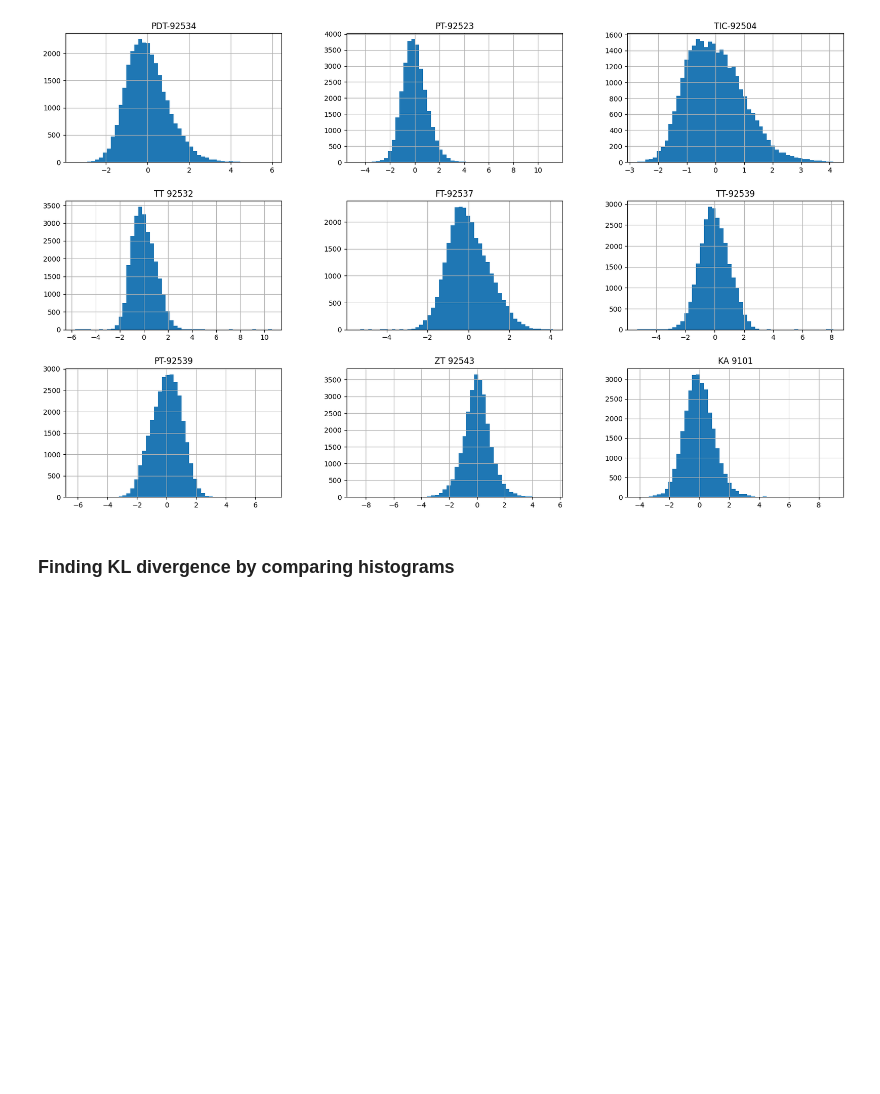
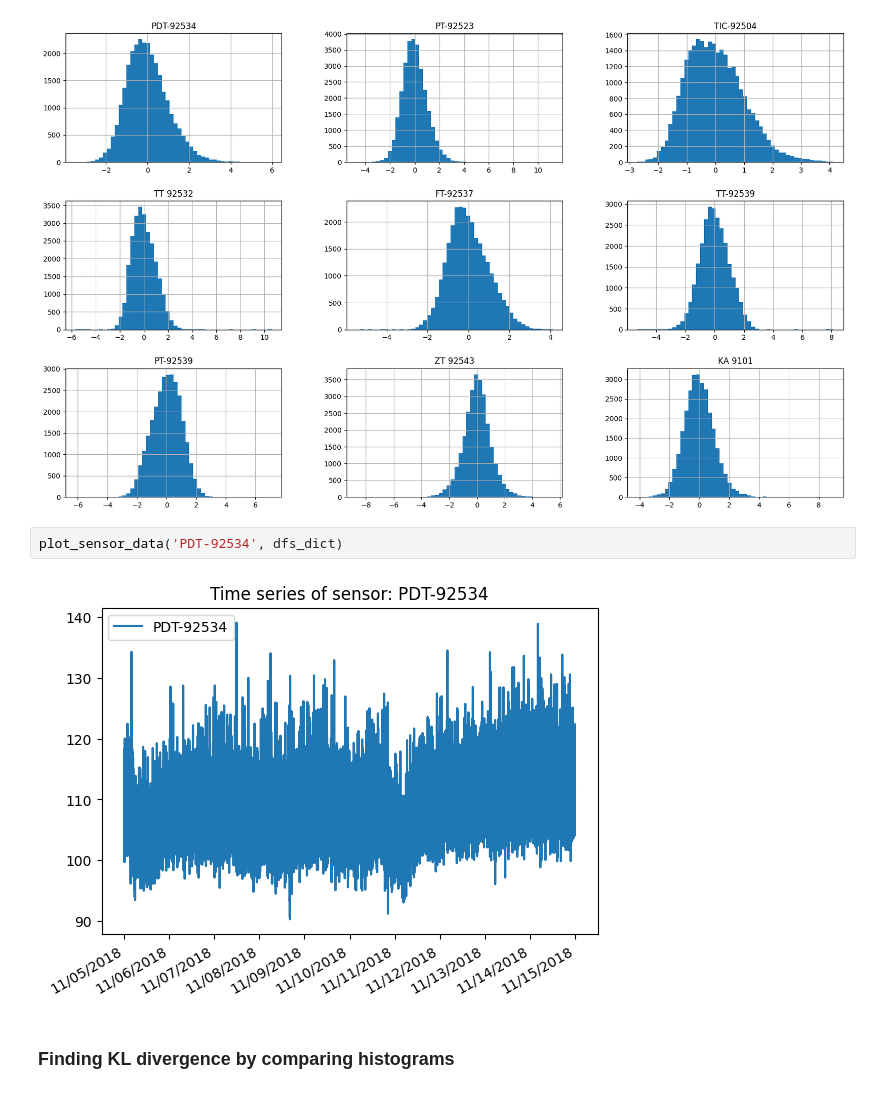
Before and after one commit to fredrikSveen/time_series_gan_project, a Jupyter notebook: data_exploration.ipynb, the cells around one changed output. Saved outputs shown, nothing was run; the diff lists cells and outputs as text; blank space fills up the shorter version.

```diff
--- a/data_exploration.ipynb
+++ b/data_exploration.ipynb
@@ -137,6 +128,10 @@ for i in range(3):
 plt.show()
 # %% [output]
 [figure]
+# %%
+plot_sensor_data('PDT-92534', dfs_dict)
+# %% [output]
+[figure, added]
 # %% [markdown]
 ### Finding KL divergence by comparing histograms
 # %%
```
Also changed, not shown: parts of 5 cells of this notebook, 2 other files.
